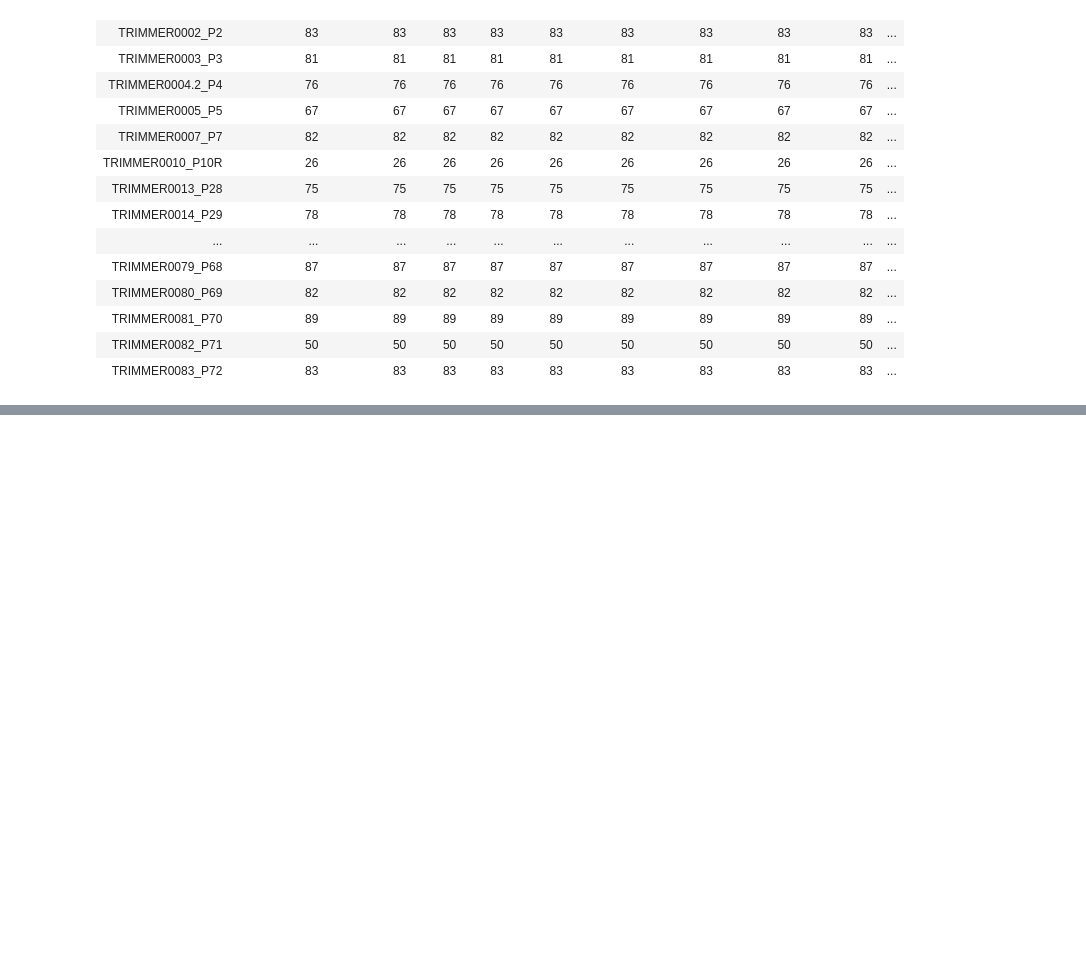
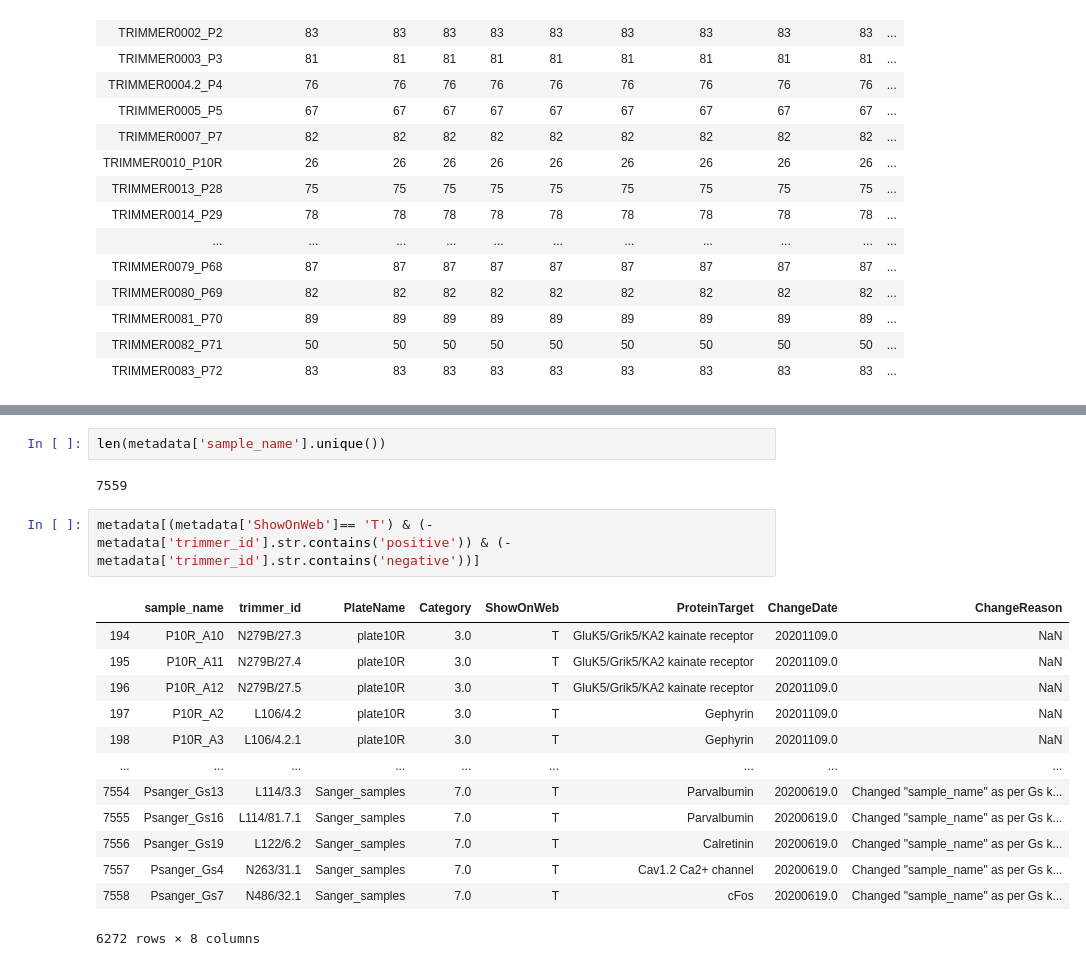
Before and after one commit to ucdavis-bioinformatics/NeuroMabSeq, a Jupyter notebook: trimmer/Diagnostics.ipynb, the cells around one changed output, grey strips where cells are left out. Saved outputs shown, nothing was run; the diff lists cells and outputs as text; blank space fills up the shorter version.

```diff
--- a/trimmer/Diagnostics.ipynb
+++ b/trimmer/Diagnostics.ipynb
@@ -83,0 +121,20 @@ with pd.option_context('display.max_rows', None, 'display.max_columns', None):
+# %%
+len(metadata['sample_name'].unique())
+# %% [output]
+7559
+# %%
+metadata[(metadata['ShowOnWeb']== 'T') & (-metadata['trimmer_id'].str.contains('positive')) & (-metadata['trimmer_id'].str.contains('negative'))]
+# %% [output]
+|  | sample_name | trimmer_id | PlateName | Category | ShowOnWeb | ProteinTarget | ChangeDate | ChangeReason |
+| 194 | P10R_A10 | N279B/27.3 | plate10R | 3.0 | T | GluK5/Grik5/KA2 kainate receptor | 20201109.0 | NaN |
+| 195 | P10R_A11 | N279B/27.4 | plate10R | 3.0 | T | GluK5/Grik5/KA2 kainate receptor | 20201109.0 | NaN |
+| 196 | P10R_A12 | N279B/27.5 | plate10R | 3.0 | T | GluK5/Grik5/KA2 kainate receptor | 20201109.0 | NaN |
+| 197 | P10R_A2 | L106/4.2 | plate10R | 3.0 | T | Gephyrin | 20201109.0 | NaN |
+| 198 | P10R_A3 | L106/4.2.1 | plate10R | 3.0 | T | Gephyrin | 20201109.0 | NaN |
+| ... | ... | ... | ... | ... | ... | ... | ... | ... |
+| 7554 | Psanger_Gs13 | L114/3.3 | Sanger_samples | 7.0 | T | Parvalbumin | 20200619.0 | Changed "sample_name" as per Gs k... |
+| 7555 | Psanger_Gs16 | L114/81.7.1 | Sanger_samples | 7.0 | T | Parvalbumin | 20200619.0 | Changed "sample_name" as per Gs k... |
+| 7556 | Psanger_Gs19 | L122/6.2 | Sanger_samples | 7.0 | T | Calretinin | 20200619.0 | Changed "sample_name" as per Gs k... |
+| 7557 | Psanger_Gs4 | N263/31.1 | Sanger_samples | 7.0 | T | Cav1.2 Ca2+ channel | 20200619.0 | Changed "sample_name" as per Gs k... |
+| 7558 | Psanger_Gs7 | N486/32.1 | Sanger_samples | 7.0 | T | cFos | 20200619.0 | Changed "sample_name" as per Gs k... |
+6272 rows × 8 columns
```
Also changed, not shown: parts of 50 cells of this notebook, 4 other files.
